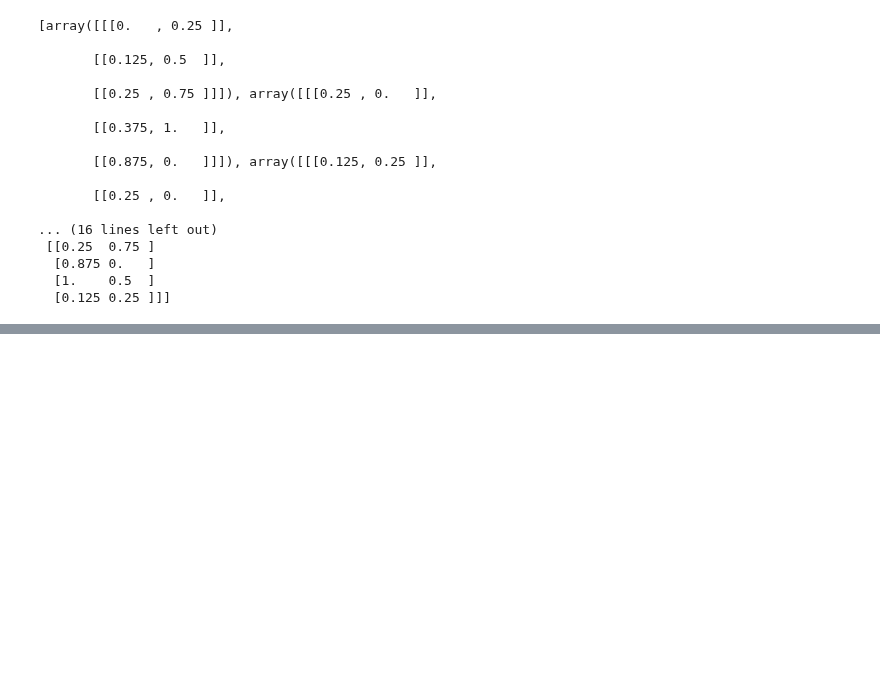
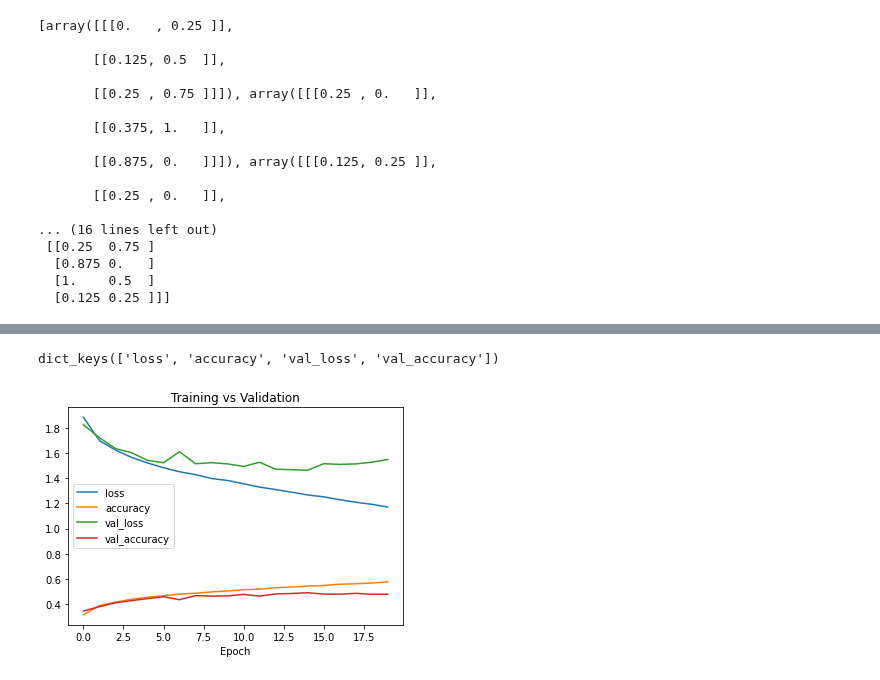
Before and after one commit to mskyun721/aivle_python, a Jupyter notebook: Class/tensorflow.ipynb, the cells around one changed output, grey strips where cells are left out. Cells and saved outputs as stored; diff of their text form; code cells hidden in the pictures; blank space fills up the shorter version.

```diff
--- a/Class/tensorflow.ipynb
+++ b/Class/tensorflow.ipynb
@@ -599,0 +693,16 @@ print(n1_scaled)
+# %%
+keras.backend.clear_session()
+
+il = keras.layers.Input(shape=(32,32,3))
+fl = keras.layers.Flatten()(il)
+hl = keras.layers.Dense(521, activation='relu')(fl)
+hl = keras.layers.Dense(521, activation='relu')(hl)
+hl = keras.layers.Dense(128, activation='relu')(hl)
+ol = keras.layers.Dense(10, activation='softmax')(hl)
+
+model = keras.models.Model(il, ol)
+
+model.compile(loss=keras.losses.categorical_crossentropy, metrics=['accuracy'],
+              optimizer='adam')
+
+model.summary()
@@ -599,0 +727,7 @@ print(n1_scaled)
+# %%
+call = keras.callbacks.EarlyStopping(verbose=1
+                                    , patience=5
+                                    , restore_best_weights=True)
+# %%
+history = model.fit(train_x, train_y, validation_split=0.2, callbacks=[call],
+                    epochs=50, verbose=1)
@@ -599,0 +759,18 @@ print(n1_scaled)
+# %%
+if not isinstance(history, dict):
+    history = history.history
+history.keys()
+# %% [output]
+dict_keys(['loss', 'accuracy', 'val_loss', 'val_accuracy'])
+# %%
+plt.plot(history['loss'])
+plt.plot(history['accuracy'])
+plt.plot(history['val_loss'])
+plt.plot(history['val_accuracy'])
+
+plt.title('Training vs Validation')
+plt.xlabel('Epoch')
+plt.legend(history.keys(), loc=0)
+plt.show()
+# %% [output]
+[figure, added]
```
Also changed, not shown: parts of 57 cells of this notebook.
